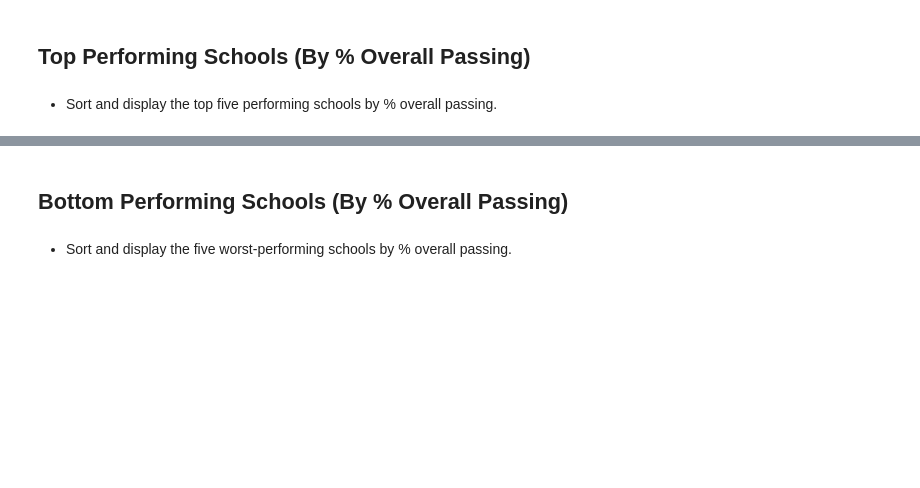
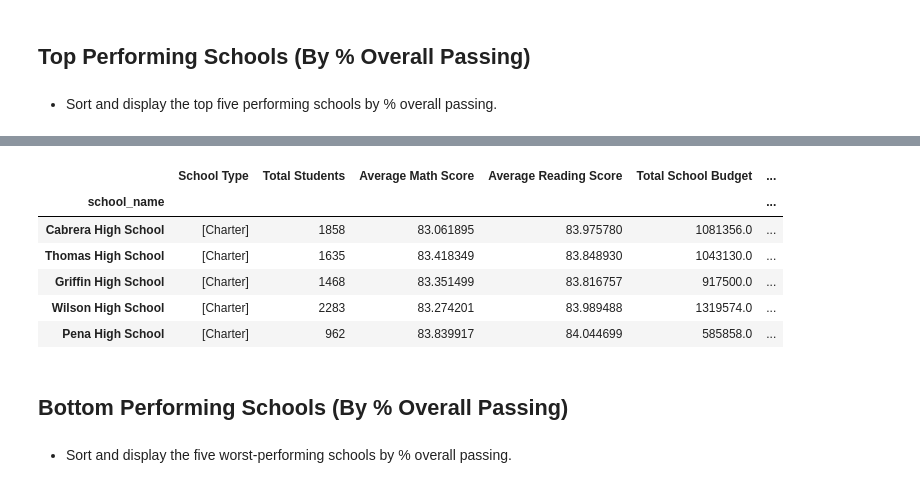
Before and after one commit to chanrce/pandas-challenge, a Jupyter notebook: PyCitySchools_starter.ipynb, the cells around one changed output, grey strips where cells are left out. Drawn from its saved outputs; the diff is of its cells as text; code cells hidden in the pictures; blank space fills up the shorter version.

Commit message:
finished up to math scores by grade

```diff
--- a/PyCitySchools_starter.ipynb
+++ b/PyCitySchools_starter.ipynb
@@ -499,3 +455,14 @@ schoolsummary_df
+# %%
+schoolsummary_df = schoolsummary_df.sort_values("% Overall Passing", ascending=False)
+schoolsummary_df.head(5)
+# %% [output]
+|  | School Type | Total Students | Average Math Score | Average Reading Score | Total School Budget | ... |
+| school_name |  |  |  |  |  | ... |
+| Cabrera High School | [Charter] | 1858 | 83.061895 | 83.975780 | 1081356.0 | ... |
+| Thomas High School | [Charter] | 1635 | 83.418349 | 83.848930 | 1043130.0 | ... |
+| Griffin High School | [Charter] | 1468 | 83.351499 | 83.816757 | 917500.0 | ... |
+| Wilson High School | [Charter] | 2283 | 83.274201 | 83.989488 | 1319574.0 | ... |
+| Pena High School | [Charter] | 962 | 83.839917 | 84.044699 | 585858.0 | ... |
 # %% [markdown]
 ## Bottom Performing Schools (By % Overall Passing)
 # %% [markdown]
```
Also changed, not shown: parts of 6 cells of this notebook.
